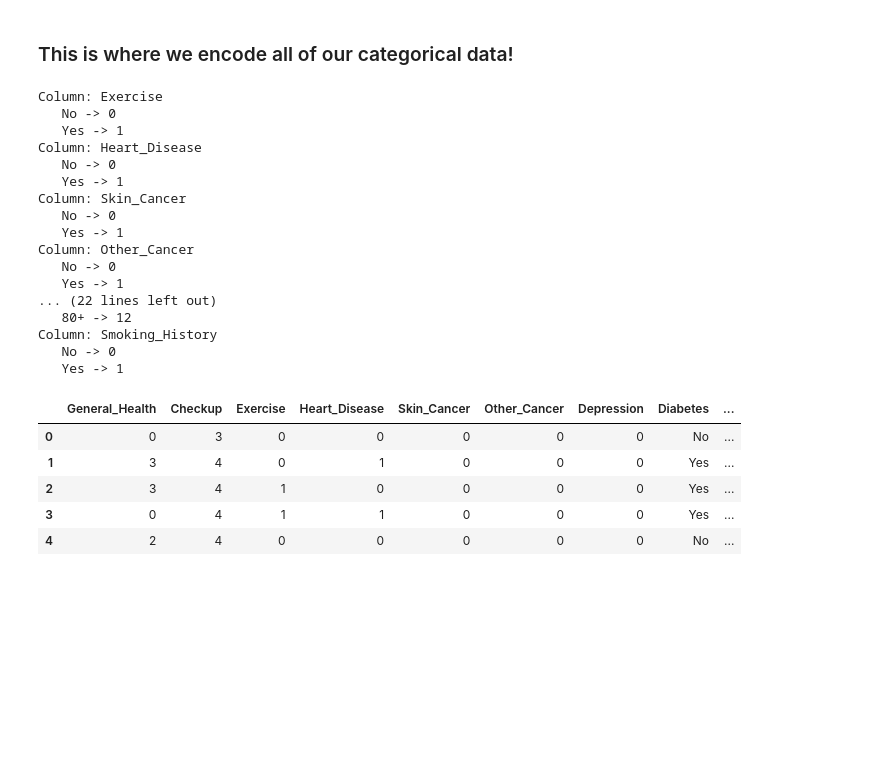
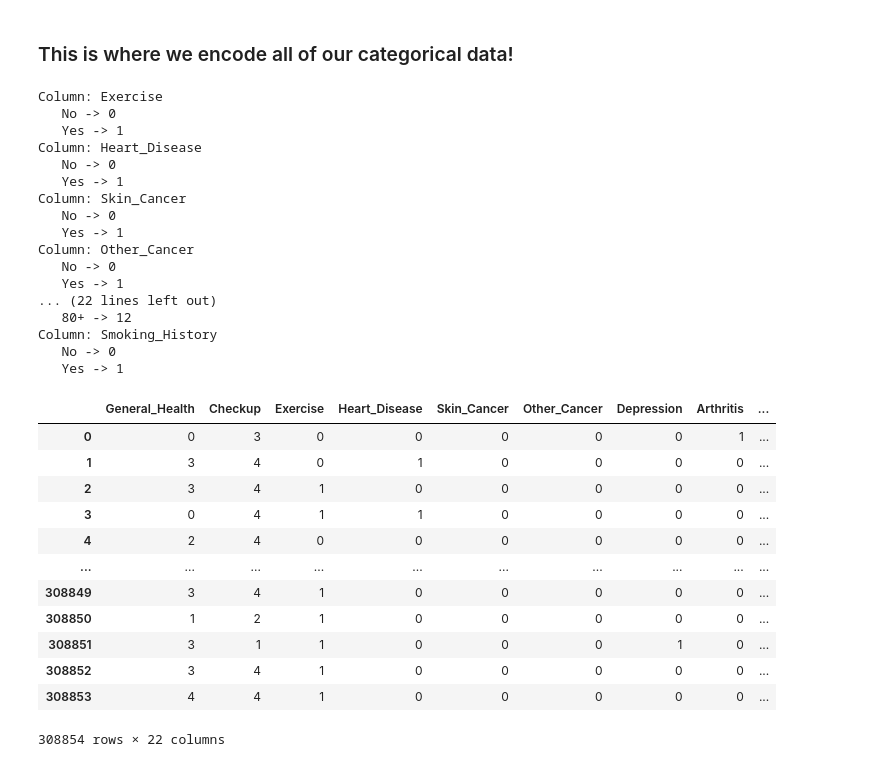
Before and after one commit to Chasindu/3401, a Jupyter notebook: Cardiovascular Diseases Risk Prediction.ipynb, the cells around one changed output. Drawn from its saved outputs; the diff is of its cells as text; code cells hidden in the pictures; blank space fills up the shorter version.

Commit message:
updates to encoder

```diff
--- a/Cardiovascular Diseases Risk Prediction.ipynb
+++ b/Cardiovascular Diseases Risk Prediction.ipynb
@@ -120,6 +120,7 @@ corr_matrix
 # %%
 #Integer encoding 2
 from sklearn.preprocessing import LabelEncoder
+from sklearn.preprocessing import OneHotEncoder
 
 label_encoder = LabelEncoder()
 
@@ -132,36 +133,59 @@ for column in columns_to_encode:
         # Display the mapping
     print(f"Column: {column}")
     for original_value, encoded_value in zip(label_encoder.classes_, label_encoder.transform(label_encoder.classes_)):
         print(f"   {original_value} -> {encoded_value}")
 
 encoding_health = {'Poor': 0, 'Fair': 1, 'Good': 2, 'Very Good': 3, 'Excellent': 4}
 df['General_Health'] = df['General_Health'].map(encoding_health)
 
 encoding_checkup = {'Never': 0, '5 or more years ago': 1, 'Within the past 5 years': 2, 'Within the past 2 years': 3, 'Within the past year': 4}
 df['Checkup'] = df['Checkup'].map(encoding_checkup)
 
 df.head()
+
+diabetes_data = df[['Diabetes']]
+
+#Initialize OneHotEncoder
+encoder = OneHotEncoder()
+
+#Fit and transform the data
+encoded_data = encoder.fit_transform(diabetes_data)
+
+#Convert the encoded data to a DataFrame
+encoded_df = pd.DataFrame(encoded_data.toarray(), columns=encoder.get_feature_names_out(['Diabetes']))
+
+#Concatenate the original DataFrame with the encoded DataFrame
+df_encoded = pd.concat([df.drop(columns=['Diabetes']), encoded_df], axis=1)
+
+df_encoded
 # %% [output]
 Column: Exercise
    No -> 0
    Yes -> 1
 Column: Heart_Disease
    No -> 0
    Yes -> 1
 Column: Skin_Cancer
    No -> 0
    Yes -> 1
 Column: Other_Cancer
    No -> 0
    Yes -> 1
 ... (22 lines left out)
    80+ -> 12
 Column: Smoking_History
    No -> 0
    Yes -> 1
-|  | General_Health | Checkup | Exercise | Heart_Disease | Skin_Cancer | Other_Cancer | Depression | Diabetes | ... |
-| 0 | 0 | 3 | 0 | 0 | 0 | 0 | 0 | No | ... |
-| 1 | 3 | 4 | 0 | 1 | 0 | 0 | 0 | Yes | ... |
-| 2 | 3 | 4 | 1 | 0 | 0 | 0 | 0 | Yes | ... |
-| 3 | 0 | 4 | 1 | 1 | 0 | 0 | 0 | Yes | ... |
-| 4 | 2 | 4 | 0 | 0 | 0 | 0 | 0 | No | ... |
+|  | General_Health | Checkup | Exercise | Heart_Disease | Skin_Cancer | Other_Cancer | Depression | Arthritis | ... |
+| 0 | 0 | 3 | 0 | 0 | 0 | 0 | 0 | 1 | ... |
+| 1 | 3 | 4 | 0 | 1 | 0 | 0 | 0 | 0 | ... |
+| 2 | 3 | 4 | 1 | 0 | 0 | 0 | 0 | 0 | ... |
+| 3 | 0 | 4 | 1 | 1 | 0 | 0 | 0 | 0 | ... |
+| 4 | 2 | 4 | 0 | 0 | 0 | 0 | 0 | 0 | ... |
+| ... | ... | ... | ... | ... | ... | ... | ... | ... | ... |
+| 308849 | 3 | 4 | 1 | 0 | 0 | 0 | 0 | 0 | ... |
+| 308850 | 1 | 2 | 1 | 0 | 0 | 0 | 0 | 0 | ... |
+| 308851 | 3 | 1 | 1 | 0 | 0 | 0 | 1 | 0 | ... |
+| 308852 | 3 | 4 | 1 | 0 | 0 | 0 | 0 | 0 | ... |
+| 308853 | 4 | 4 | 1 | 0 | 0 | 0 | 0 | 0 | ... |
+308854 rows × 22 columns
```
Also changed, not shown: parts of 7 cells of this notebook.
